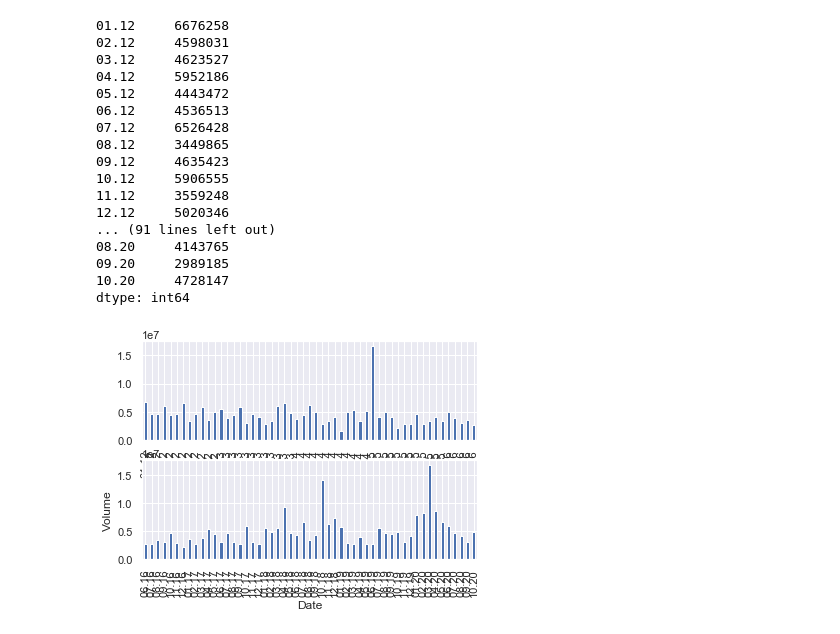
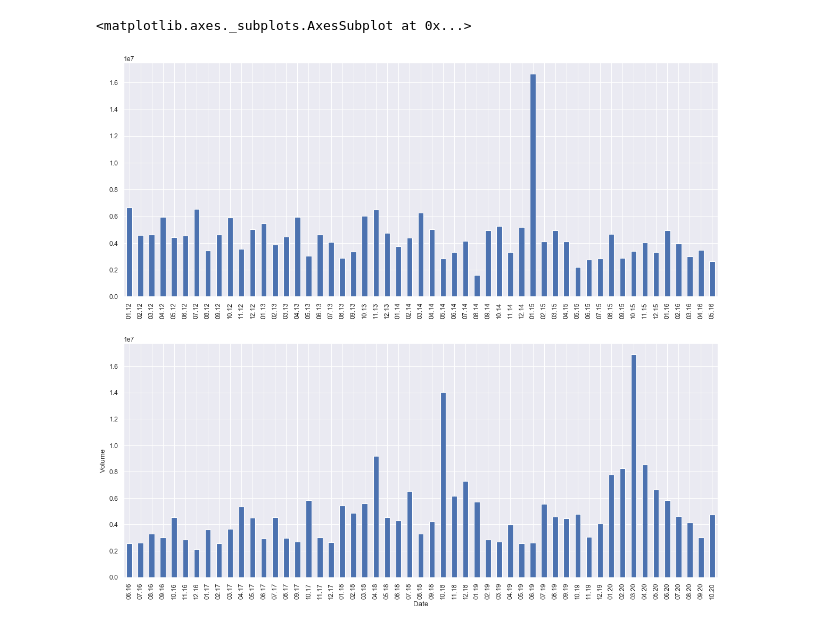
Before and after one commit to AveWycc220/machine_learning, a Jupyter notebook: 4_task/fourth_task.ipynb, the cells around one changed output. Drawn from its saved outputs; the diff is of its cells as text; code cells hidden in the pictures.

```diff
--- a/4_task/fourth_task.ipynb
+++ b/4_task/fourth_task.ipynb
@@ -22,27 +39,10 @@ Max = 16890450 in 03.20
 # %%
 sns.set()
-fig, axes = plt.subplots(nrows=2, ncols=1)
-fig=plt.figure(figsize=(18, 16), dpi= 80)
+fig, axes = plt.subplots(nrows=2, ncols=1, figsize = (18, 16), dpi= 80)
 plt.xlabel('Date')
 plt.ylabel('Volume')
 value_list[0:int(len(value_list)/2)].plot(kind='bar', ax=axes[0])
 value_list[int(len(value_list)/2):len(value_list)].plot(kind='bar', ax=axes[1])
 # %% [output]
-01.12     6676258
-02.12     4598031
-03.12     4623527
-04.12     5952186
-05.12     4443472
-06.12     4536513
-07.12     6526428
-08.12     3449865
-09.12     4635423
-10.12     5906555
-11.12     3559248
-12.12     5020346
-... (91 lines left out)
-08.20     4143765
-09.20     2989185
-10.20     4728147
-dtype: int64
+<matplotlib.axes._subplots.AxesSubplot at 0x...>
-[figure, old version]
+[figure, new version]
```
Also changed, not shown: parts of 1 cell of this notebook.
